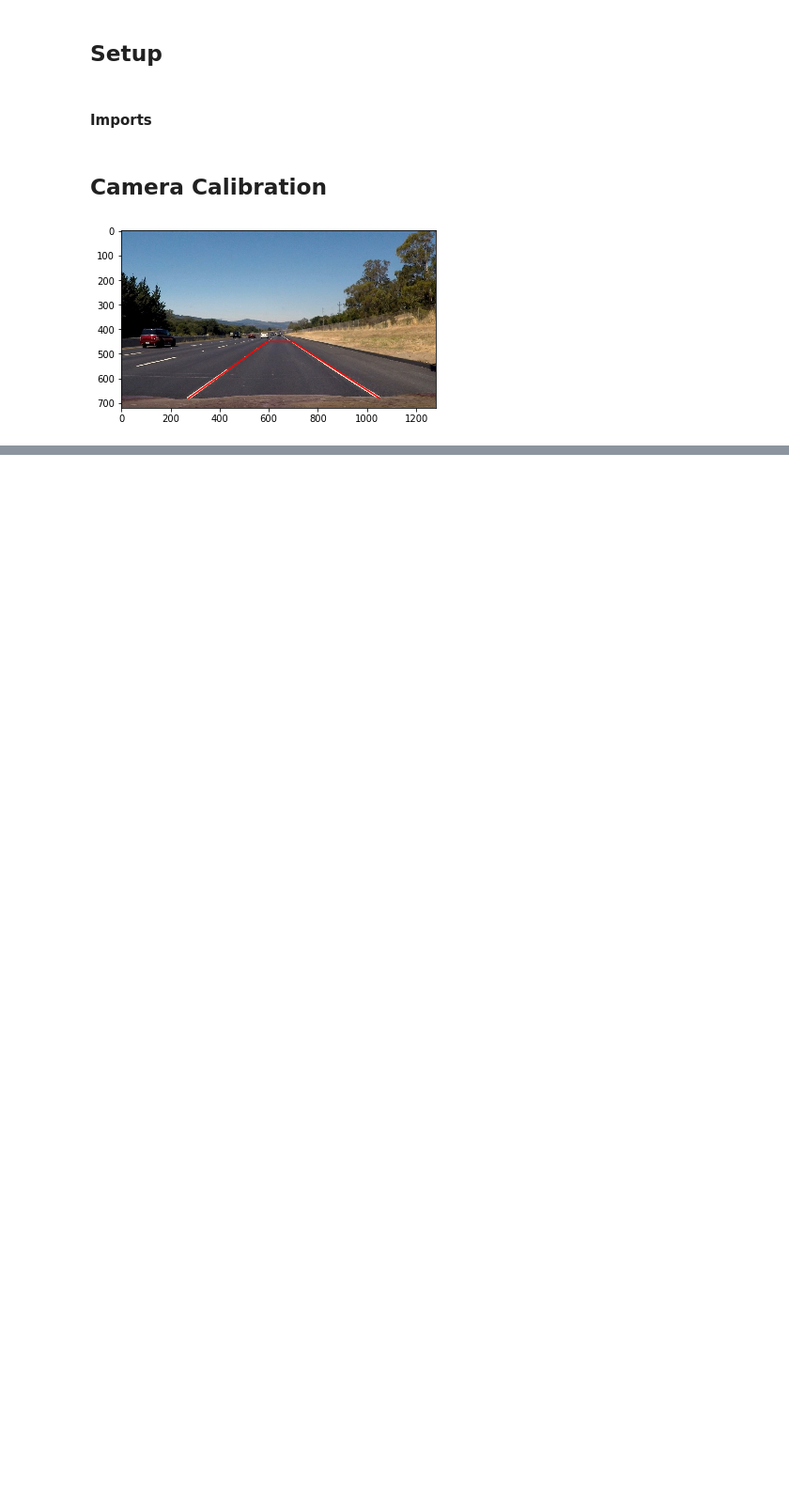
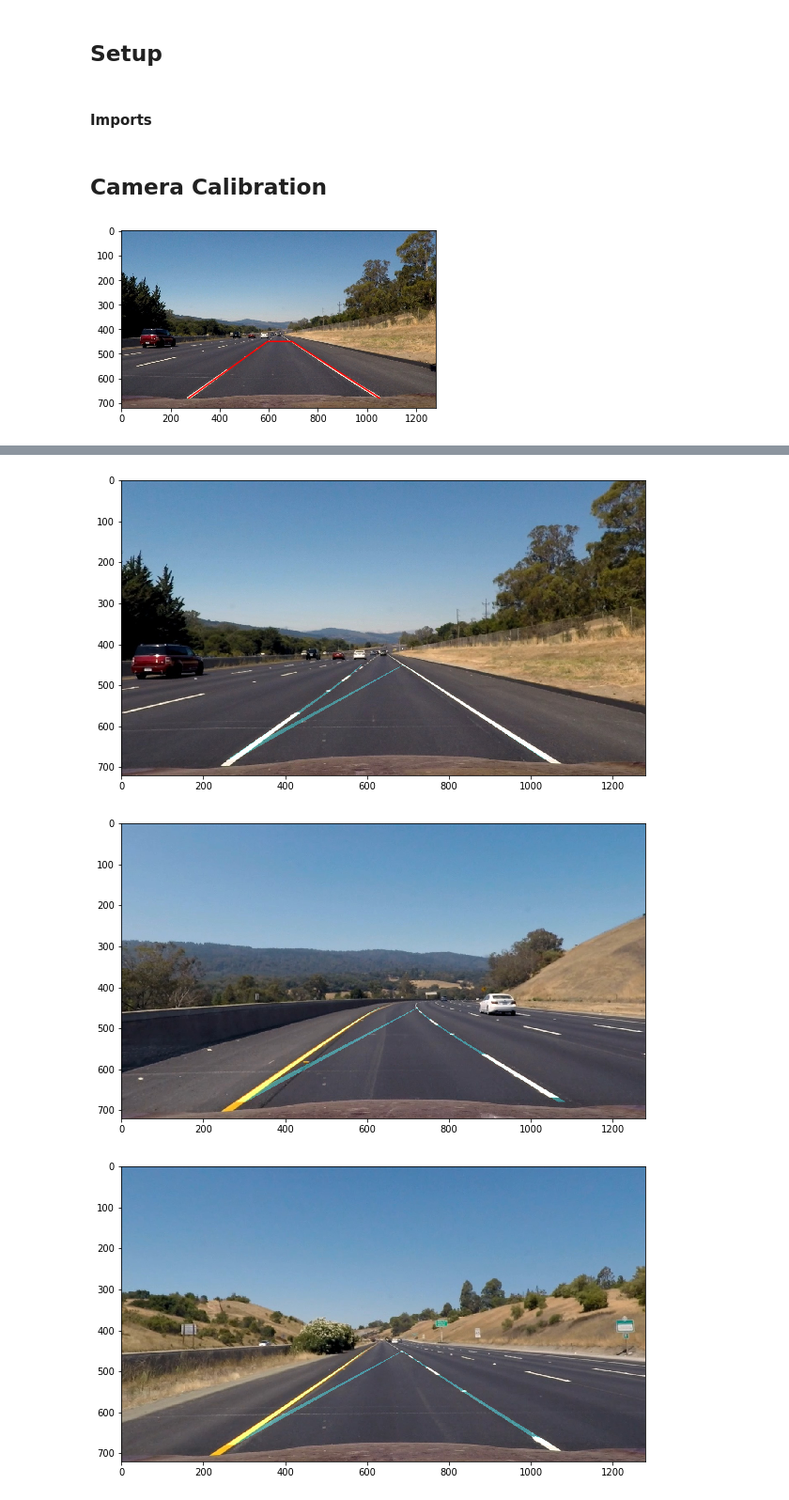
Before and after one commit to eetti/CarND-Advanced-Lane-Lines, a Jupyter notebook: advanced_lane_finding.ipynb, the cells around one changed output, grey strips where cells are left out. Shown at 94% size. Cells and saved outputs as stored; diff of their text form; code cells hidden in the pictures; blank space fills up the shorter version.

Commit message:
full pipeline almost set

```diff
--- a/advanced_lane_finding.ipynb
+++ b/advanced_lane_finding.ipynb
@@ -186,0 +147,12 @@ def radius_curvature(poly, y):
+# %%
+test_images = [mpimg.imread('test_images/' + filename) for filename in os.listdir('test_images')]
+for i, image in enumerate(test_images):
+    hard = (0,1,6,7)
+    easy = (2,3,4,5)
+    if i in easy:
+        plt.figure(figsize=(10,15))
+        plt.imshow(pipeline(image))
+# %% [output]
+[figure, added]
+[figure, added]
+[figure, added]
```
Also changed, not shown: parts of 5 cells of this notebook.
